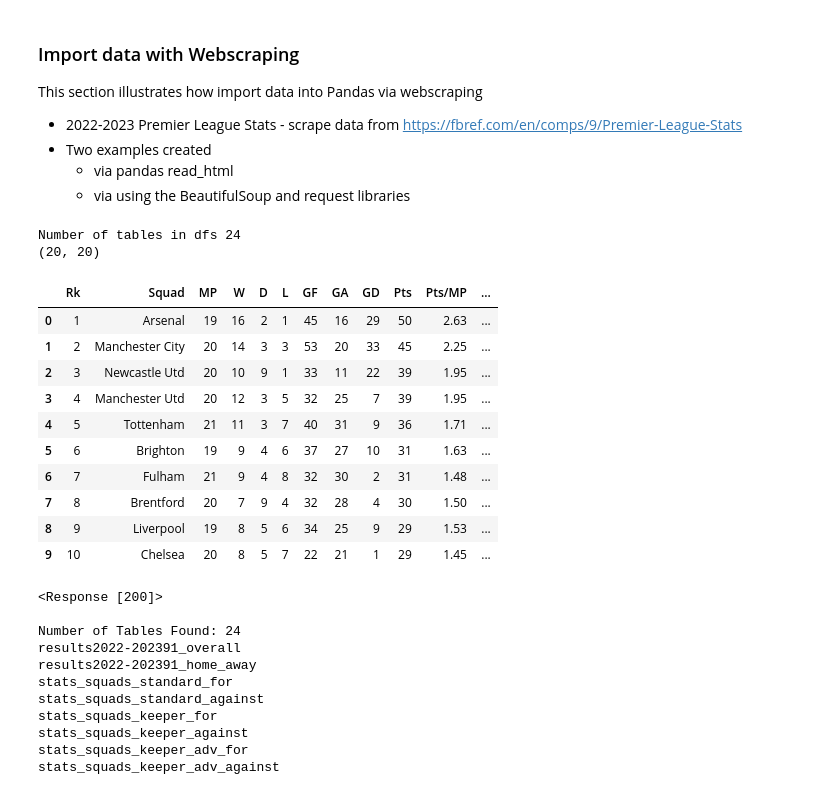
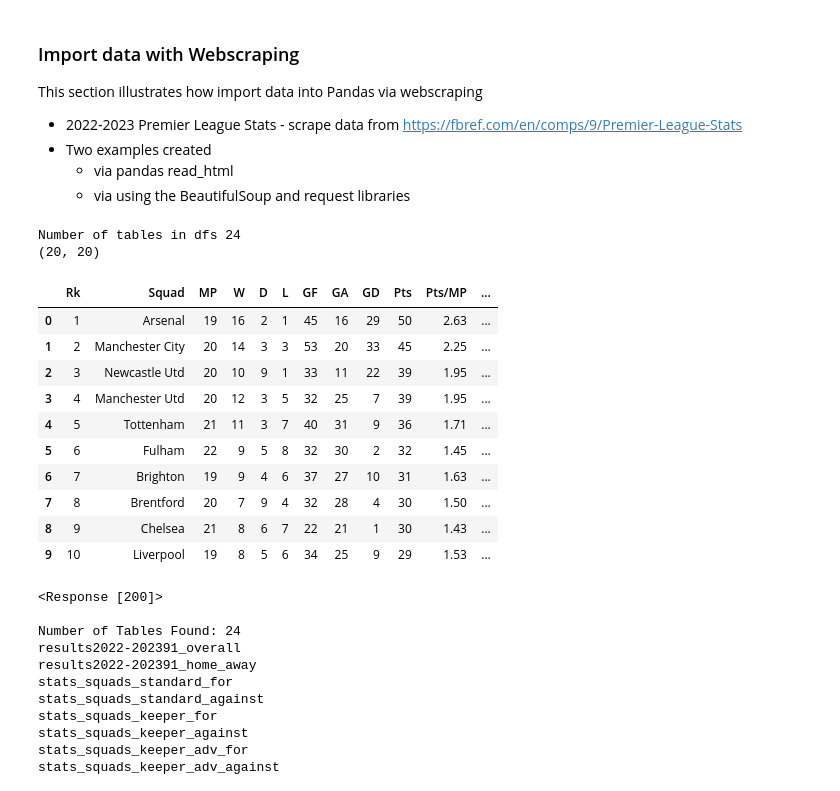
Before and after one commit to shahedkarolia/UCDPA_SKarolia, a Jupyter notebook: UCD_PA_Assignment_Supporting_Notebook.ipynb, the cells around one changed output. Cells and saved outputs as stored; diff of their text form; code cells hidden in the pictures.

```diff
--- a/UCD_PA_Assignment_Supporting_Notebook.ipynb
+++ b/UCD_PA_Assignment_Supporting_Notebook.ipynb
@@ -220,31 +220,31 @@ This section illustrates how import data into Pandas via webscraping
 # %%
 # using Pandas to get table data
 ##  this url contains multiple tables
 url = 'https://fbref.com/en/comps/9/Premier-League-Stats'
-dfs = pd.read_html(url)
+prem_stats_tables = pd.read_html(url)
 # print the number of tables found
-print(f'Number of tables in dfs {len(dfs)}')
+print(f'Number of tables in dfs {len(prem_stats_tables)}')
 
 #  get the first table from dfs
-prem_table1 = dfs[0]
+prem_table1 = prem_stats_tables[0]
 # print shape
 print(prem_table1.shape)
 # print first 5 rows
 prem_table1.head(10)
 # %% [output]
 Number of tables in dfs 24
 (20, 20)
 |  | Rk | Squad | MP | W | D | L | GF | GA | GD | Pts | Pts/MP | ... |
 | 0 | 1 | Arsenal | 19 | 16 | 2 | 1 | 45 | 16 | 29 | 50 | 2.63 | ... |
 | 1 | 2 | Manchester City | 20 | 14 | 3 | 3 | 53 | 20 | 33 | 45 | 2.25 | ... |
 | 2 | 3 | Newcastle Utd | 20 | 10 | 9 | 1 | 33 | 11 | 22 | 39 | 1.95 | ... |
 | 3 | 4 | Manchester Utd | 20 | 12 | 3 | 5 | 32 | 25 | 7 | 39 | 1.95 | ... |
 | 4 | 5 | Tottenham | 21 | 11 | 3 | 7 | 40 | 31 | 9 | 36 | 1.71 | ... |
-| 5 | 6 | Brighton | 19 | 9 | 4 | 6 | 37 | 27 | 10 | 31 | 1.63 | ... |
-| 6 | 7 | Fulham | 21 | 9 | 4 | 8 | 32 | 30 | 2 | 31 | 1.48 | ... |
+| 5 | 6 | Fulham | 22 | 9 | 5 | 8 | 32 | 30 | 2 | 32 | 1.45 | ... |
+| 6 | 7 | Brighton | 19 | 9 | 4 | 6 | 37 | 27 | 10 | 31 | 1.63 | ... |
 | 7 | 8 | Brentford | 20 | 7 | 9 | 4 | 32 | 28 | 4 | 30 | 1.50 | ... |
-| 8 | 9 | Liverpool | 19 | 8 | 5 | 6 | 34 | 25 | 9 | 29 | 1.53 | ... |
-| 9 | 10 | Chelsea | 20 | 8 | 5 | 7 | 22 | 21 | 1 | 29 | 1.45 | ... |
+| 8 | 9 | Chelsea | 21 | 8 | 6 | 7 | 22 | 21 | 1 | 30 | 1.43 | ... |
+| 9 | 10 | Liverpool | 19 | 8 | 5 | 6 | 34 | 25 | 9 | 29 | 1.53 | ... |
 # %%
 # Another approach to get data from web using the BeautifulSoup and request libraries
 #  using the same url as above,  https://fbref.com/en/comps/9/Premier-League-Stats
```
Also changed, not shown: parts of 17 cells of this notebook.
